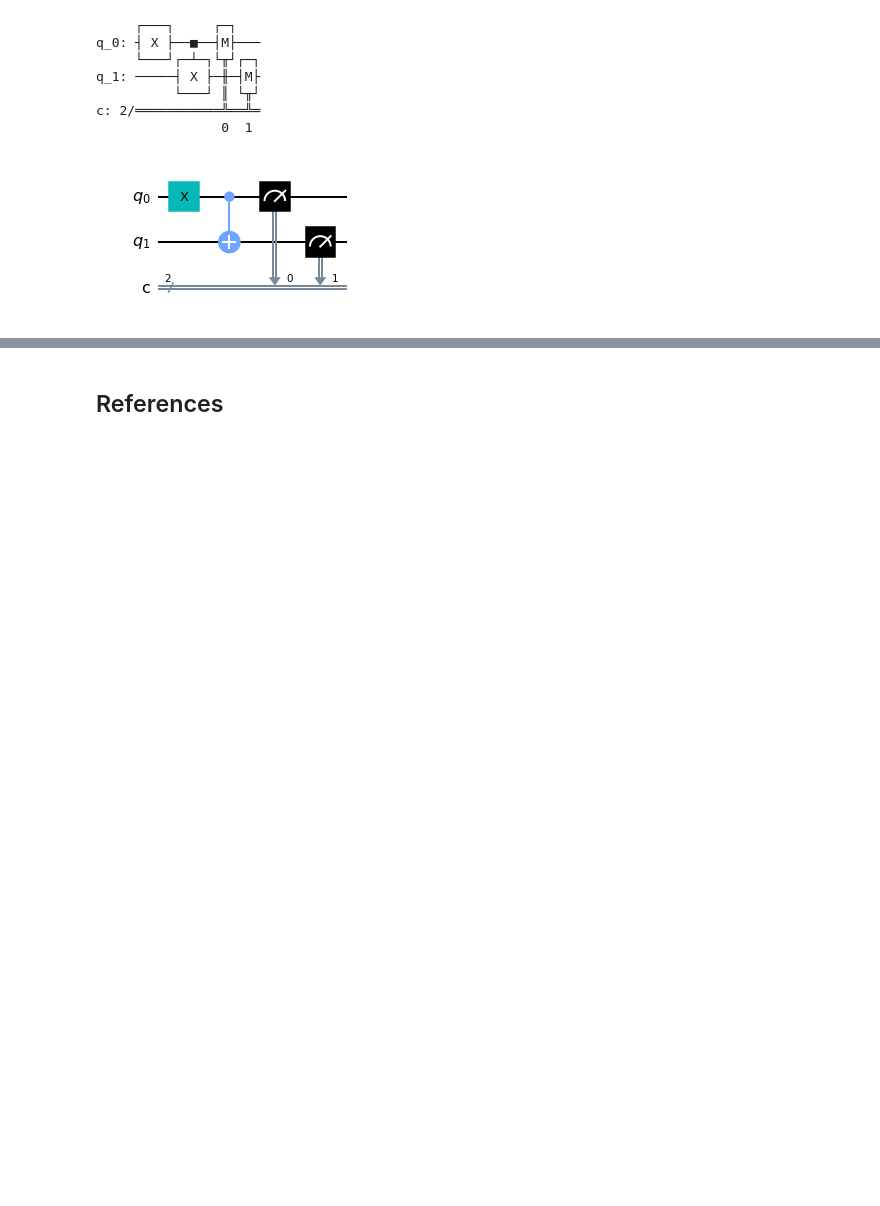
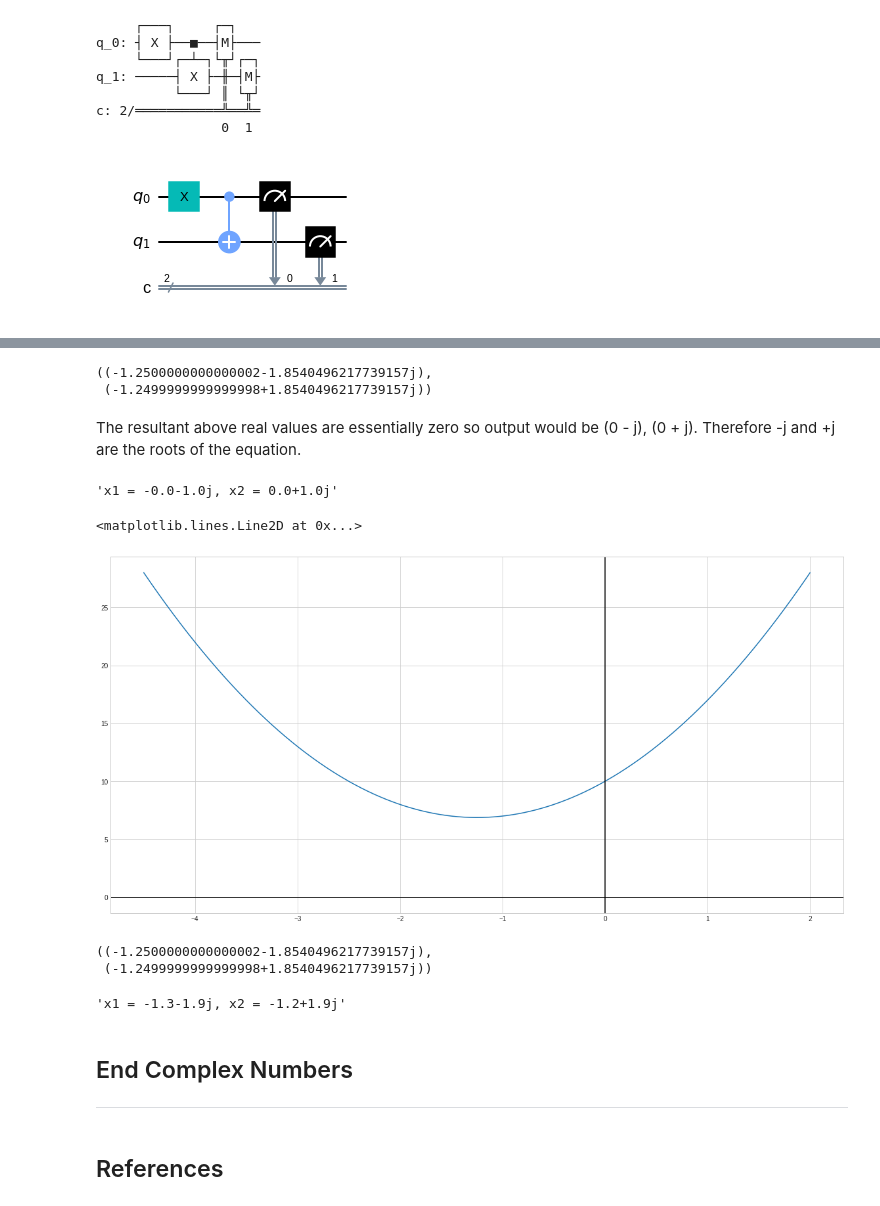
Before and after one commit to Walter64/EmergingTechnologies, a Jupyter notebook: quantum-deutsch.ipynb, the cells around one changed output, grey strips where cells are left out. Cells and saved outputs as stored; diff of their text form; code cells hidden in the pictures; blank space fills up the shorter version.

```diff
--- a/quantum-deutsch.ipynb
+++ b/quantum-deutsch.ipynb
@@ -35,3 +203,47 @@ circuit.draw(output="mpl")  # matplotlib-based visualization.
+# %%
+# solve
+x1, x2 = solve(p)
+x1, x2
+# %% [output]
+((-1.2500000000000002-1.8540496217739157j),
+ (-1.2499999999999998+1.8540496217739157j))
+# %% [markdown]
+The resultant above real values are essentially zero so output would be (0 - j), (0 + j). Therefore -j and +j are the roots of the equation.
+# %%
+# reformat x1 and x2 to round to 1 decimal place
+f"x1 = {x1:.1f}, x2 = {x2:.1f}"
+# %% [output]
+'x1 = -0.0-1.0j, x2 = 0.0+1.0j'
+# %%
+# create instance of quadratic
+p = quadratic(a=2.0, b=5.0, c=10.0)
+# %%
+# create an array of 1000 evenly spaced values between -4.5 and 2.0
+x = np.linspace(-4.5, 2.0, 1000)
+# %%
+# plot p(x)
+fig, ax = plt.subplots()
+ax.plot(x, p(x))
+ax.axhline(y=0, color='k')
+ax.axvline(x=0, color='k')
+# %% [output]
+<matplotlib.lines.Line2D at 0x...>
+[figure, added]
+# %%
+# solve
+x1, x2 = solve(p)
+x1, x2
+# %% [output]
+((-1.2500000000000002-1.8540496217739157j),
+ (-1.2499999999999998+1.8540496217739157j))
+# %%
+# reformat x1 and x2 to round to 1 decimal place
+f"x1 = {x1:.1f}, x2 = {x2:.1f}"
+# %% [output]
+'x1 = -1.3-1.9j, x2 = -1.2+1.9j'
+# %% [markdown]
+## End Complex Numbers
+***
 # %% [markdown]
 ## References
 # %% [markdown]
```
Also changed, not shown: parts of 33 cells of this notebook.
